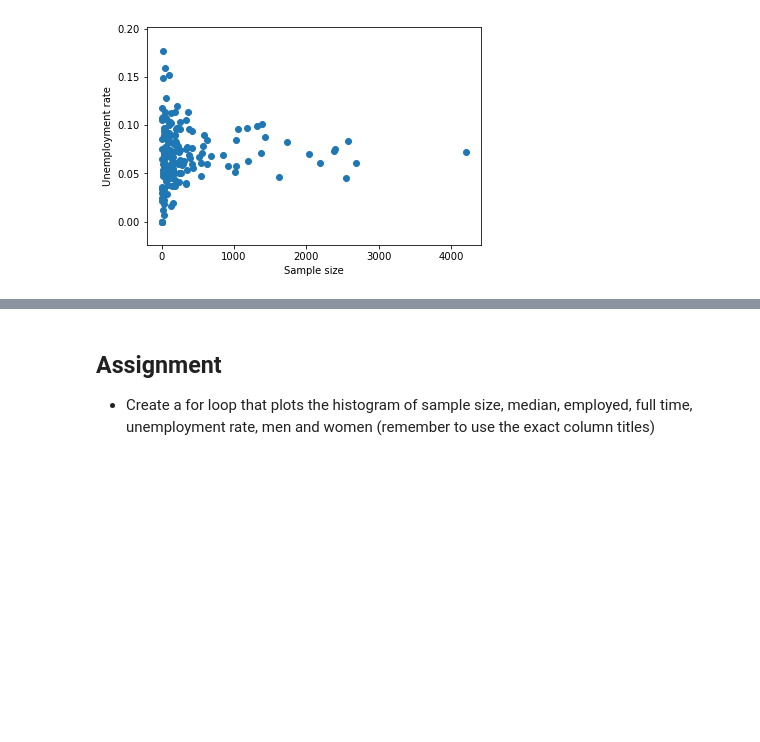
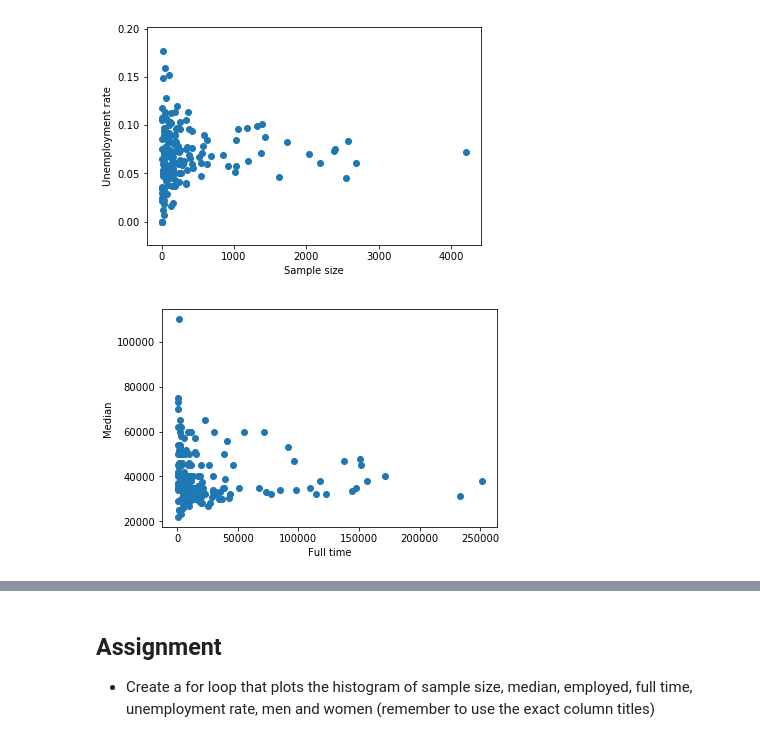
Before and after one commit to mudspringhiker/foundations, a Jupyter notebook: 07_Python_Data_Analysis/college_majors/college.ipynb, the cells around one changed output, grey strips where cells are left out. Saved outputs shown, nothing was run; the diff lists cells and outputs as text; code cells hidden in the pictures; blank space fills up the shorter version.

```diff
--- a/07_Python_Data_Analysis/college_majors/college.ipynb
+++ b/07_Python_Data_Analysis/college_majors/college.ipynb
@@ -133,3 +109,9 @@ plt.ylabel('Unemployment rate')
 plt.xlabel('Sample size');
 # %% [output]
 [figure]
+# %%
+plt.scatter(data.Full_time, data.Median)
+plt.ylabel('Median')
+plt.xlabel('Full time');
+# %% [output]
+[figure, added]
```
Also changed, not shown: parts of 9 cells of this notebook.
